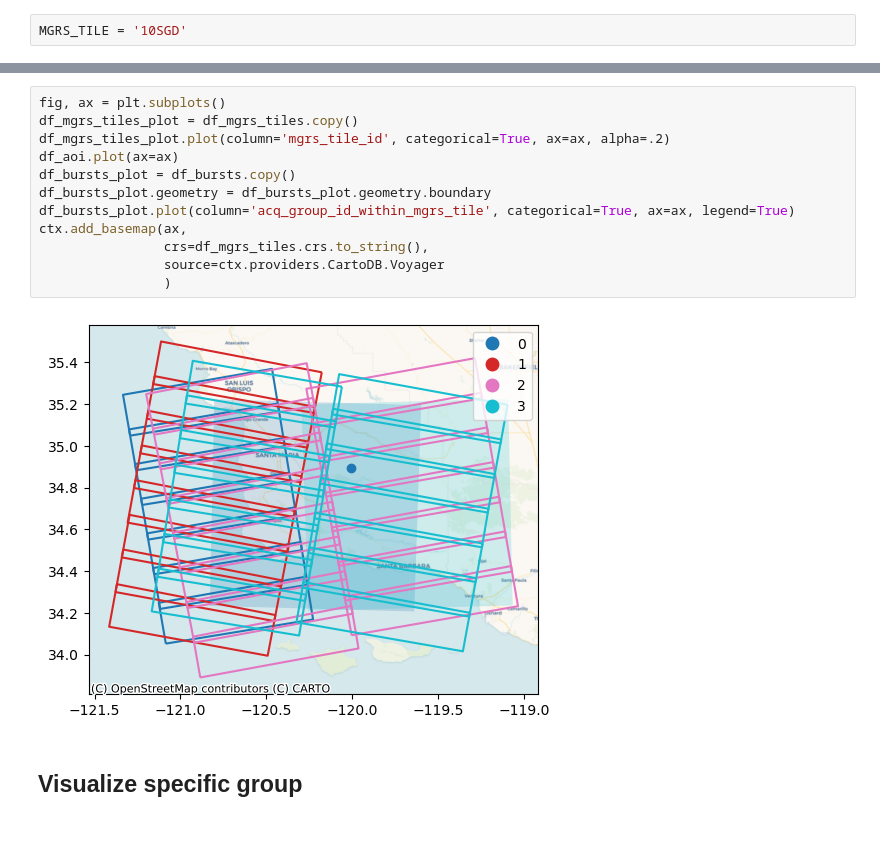
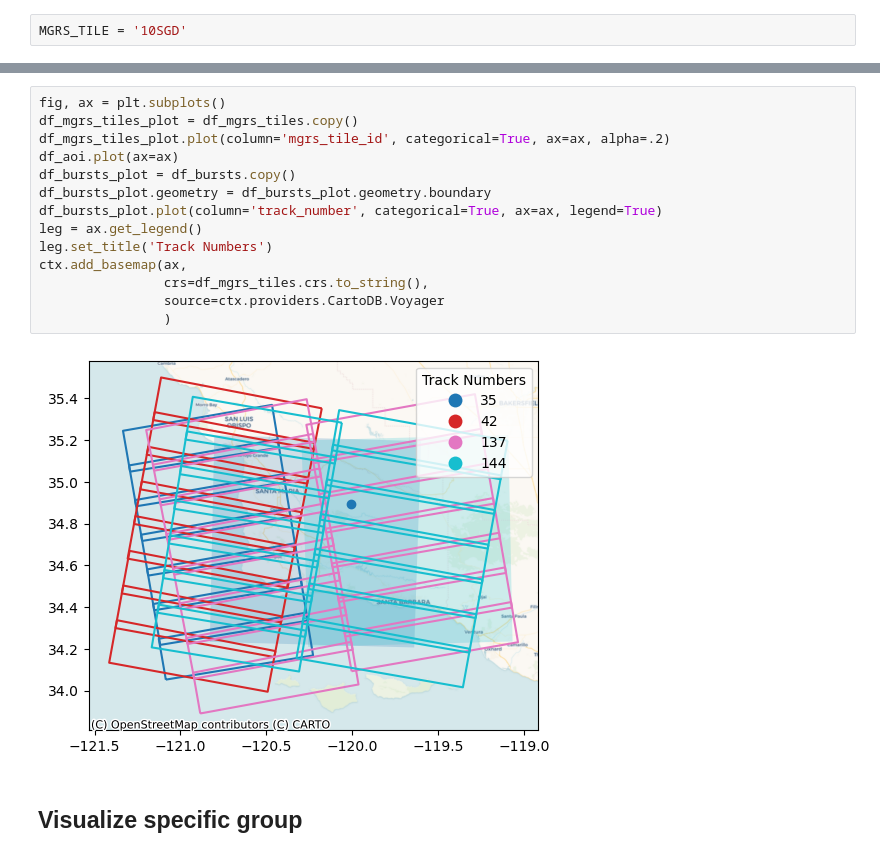
Before and after one commit to opera-adt/dist-s1-enumerator, a Jupyter notebook: notebooks/A__Staging_Inputs_for_One_MGRS_Tile.ipynb, the cells around one changed output, grey strips where cells are left out. Drawn from its saved outputs; the diff is of its cells as text.

```diff
--- a/notebooks/A__Staging_Inputs_for_One_MGRS_Tile.ipynb
+++ b/notebooks/A__Staging_Inputs_for_One_MGRS_Tile.ipynb
@@ -69,17 +64,19 @@ df_bursts.head()
 # %%
 fig, ax = plt.subplots()
 df_mgrs_tiles_plot = df_mgrs_tiles.copy()
 df_mgrs_tiles_plot.plot(column='mgrs_tile_id', categorical=True, ax=ax, alpha=.2)
 df_aoi.plot(ax=ax)
 df_bursts_plot = df_bursts.copy()
 df_bursts_plot.geometry = df_bursts_plot.geometry.boundary
-df_bursts_plot.plot(column='acq_group_id_within_mgrs_tile', categorical=True, ax=ax, legend=True)
+df_bursts_plot.plot(column='track_number', categorical=True, ax=ax, legend=True)
+leg = ax.get_legend()
+leg.set_title('Track Numbers')
 ctx.add_basemap(ax,
                 crs=df_mgrs_tiles.crs.to_string(),
                 source=ctx.providers.CartoDB.Voyager
                 )
 # %% [output]
-[figure, old version]
+[figure, new version]
 # %% [markdown]
 ## Visualize specific group
 # %%
```
Also changed, not shown: parts of 18 cells of this notebook, 8 other files.
